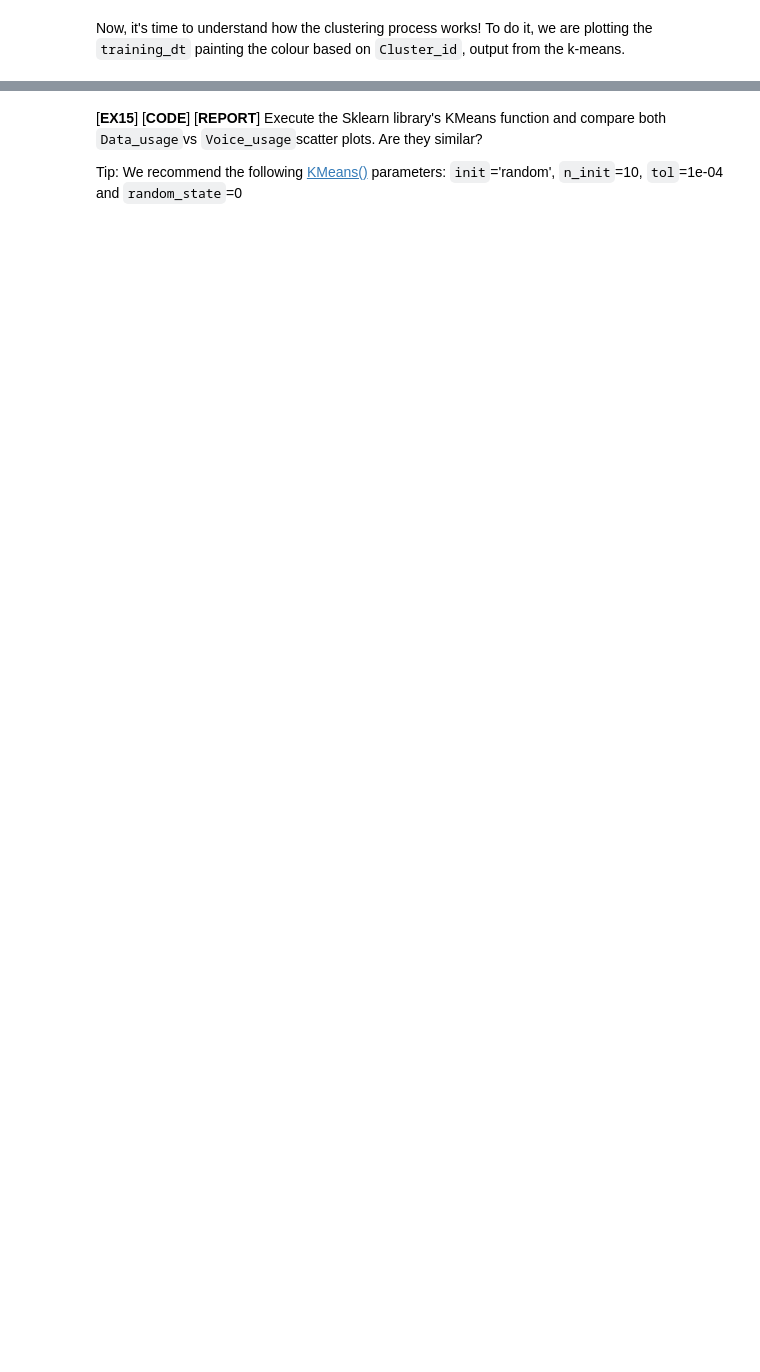
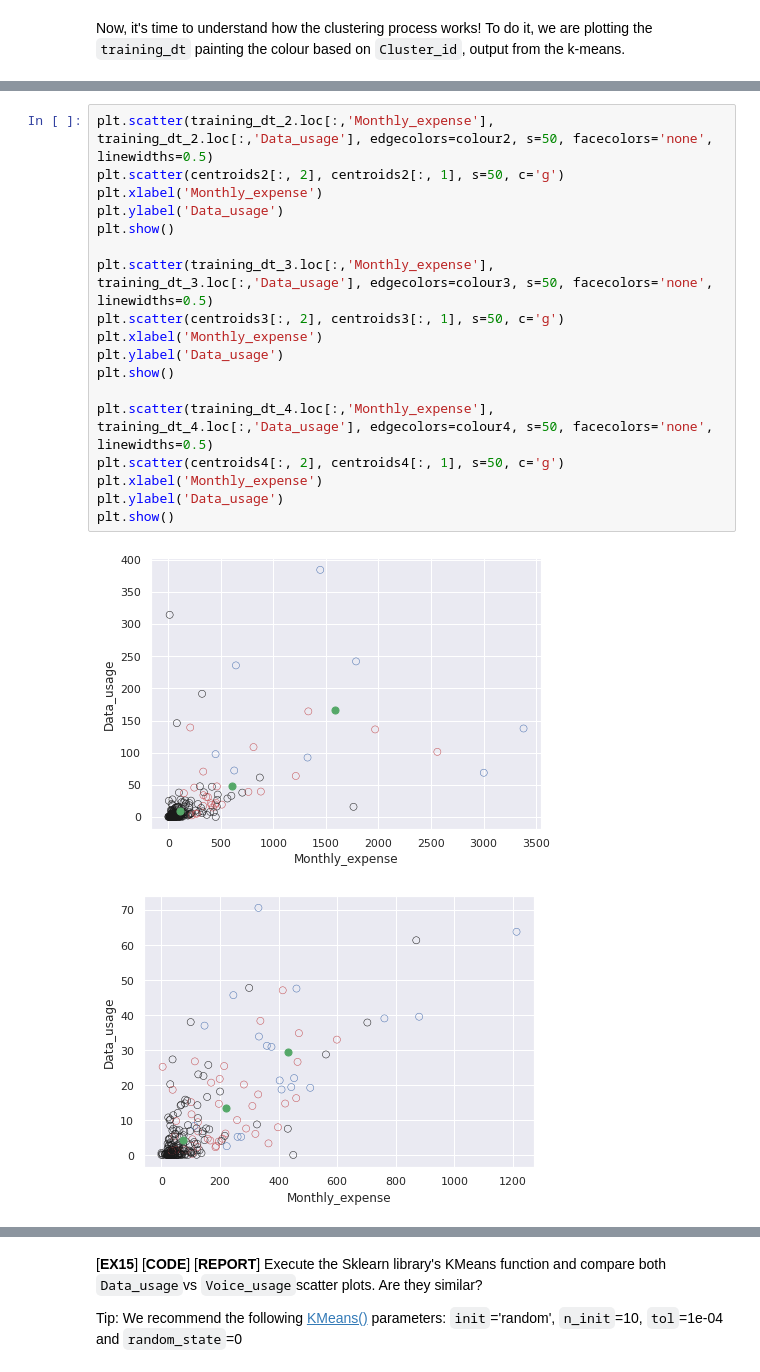
Before and after one commit to Alejandro-FA/UPF-Machine_Learning, a Jupyter notebook: Project-1/P01_Clustering students.ipynb, the cells around one changed output, grey strips where cells are left out. Cells and saved outputs as stored; diff of their text form; blank space fills up the shorter version.

```diff
--- a/Project-1/P01_Clustering students.ipynb
+++ b/Project-1/P01_Clustering students.ipynb
@@ -614,0 +685,21 @@ Now, it's time to understand how the clustering process works! To do it, we are
+# %%
+plt.scatter(training_dt_2.loc[:,'Monthly_expense'], training_dt_2.loc[:,'Data_usage'], edgecolors=colour2, s=50, facecolors='none', linewidths=0.5)
+plt.scatter(centroids2[:, 2], centroids2[:, 1], s=50, c='g')
+plt.xlabel('Monthly_expense')
+plt.ylabel('Data_usage')
+plt.show()
+
+plt.scatter(training_dt_3.loc[:,'Monthly_expense'], training_dt_3.loc[:,'Data_usage'], edgecolors=colour3, s=50, facecolors='none', linewidths=0.5)
+plt.scatter(centroids3[:, 2], centroids3[:, 1], s=50, c='g')
+plt.xlabel('Monthly_expense')
+plt.ylabel('Data_usage')
+plt.show()
+
+plt.scatter(training_dt_4.loc[:,'Monthly_expense'], training_dt_4.loc[:,'Data_usage'], edgecolors=colour4, s=50, facecolors='none', linewidths=0.5)
+plt.scatter(centroids4[:, 2], centroids4[:, 1], s=50, c='g')
+plt.xlabel('Monthly_expense')
+plt.ylabel('Data_usage')
+plt.show()
+# %% [output]
+[figure, added]
+[figure, added]
```
Also changed, not shown: parts of 11 cells of this notebook.
